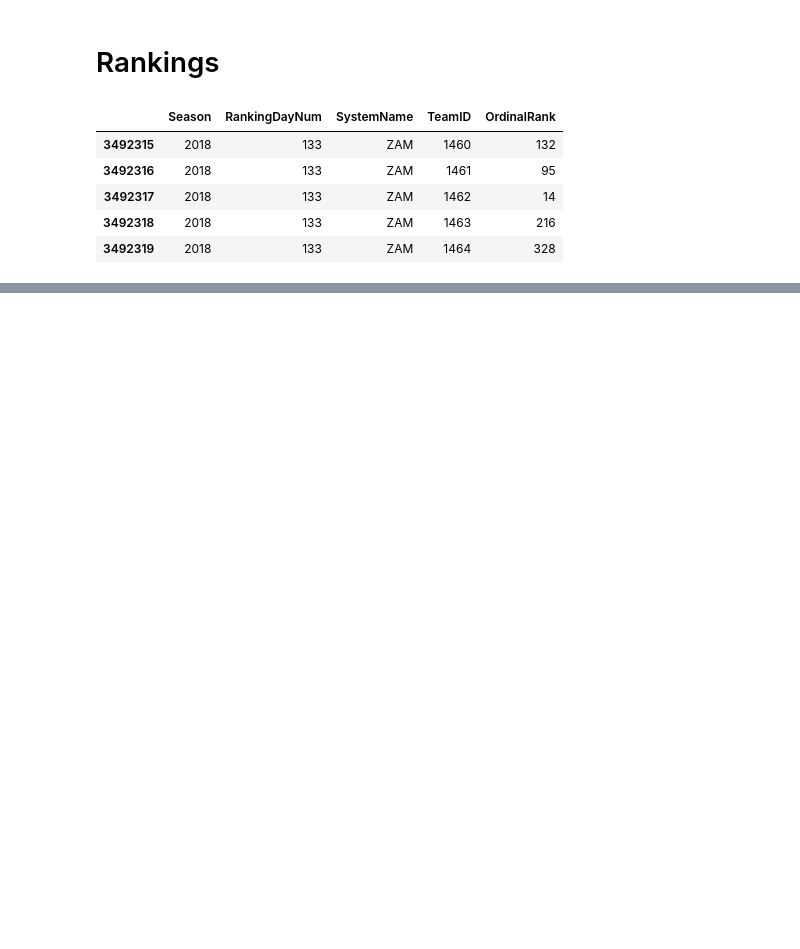
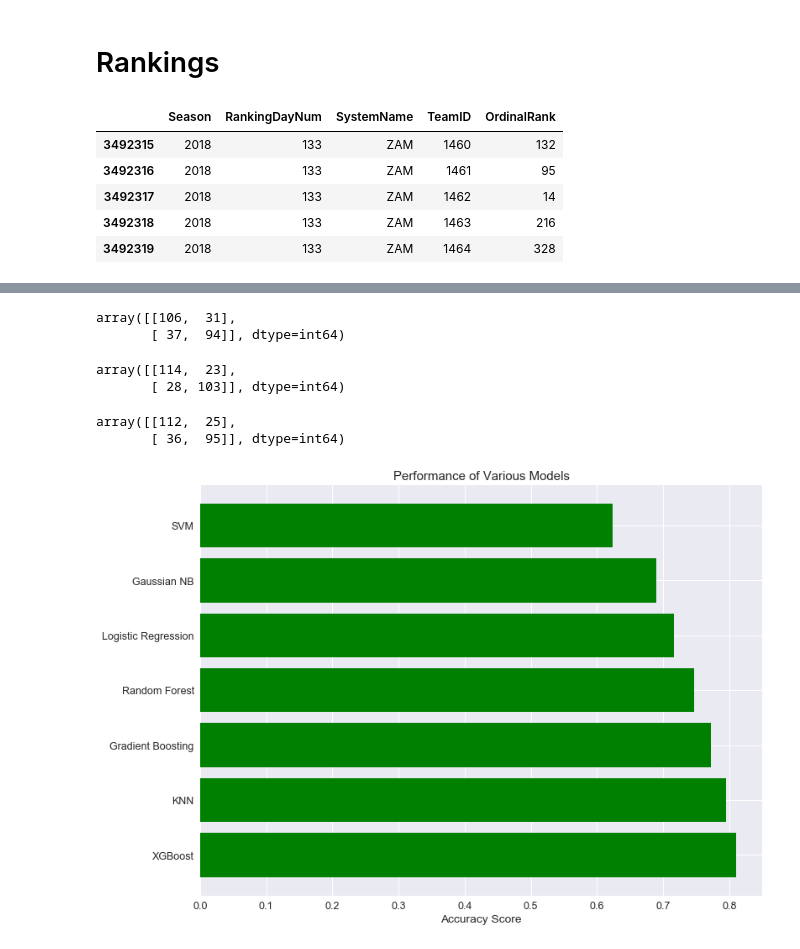
Before and after one commit to cdbale/Final_Project, a Jupyter notebook: Final Project.ipynb, the cells around one changed output, grey strips where cells are left out. Saved outputs shown, nothing was run; the diff lists cells and outputs as text; code cells hidden in the pictures; blank space fills up the shorter version.

```diff
--- a/Final Project.ipynb
+++ b/Final Project.ipynb
@@ -790,0 +881,6 @@ https://www.kaggle.com/mbkinaci/tidying-data-xgboost-feature-importance/notebook
+# %%
+#Creating train and test data
+X_train = X[:713]
+y_train = y[:713]
+X_test = X[713:]
+y_test = y[713:]
@@ -790,0 +920,16 @@ https://www.kaggle.com/mbkinaci/tidying-data-xgboost-feature-importance/notebook
+# %%
+svm_pred = model_svm.predict(X_test)
+gnb_pred = model_gnb.predict(X_test)
+lrc_pred = model_lrc.predict(X_test)
+knn_pred = model_knn.predict(X_test)
+rfc_pred = model_rfc.predict(X_test)
+xgb_pred = model_xgb.predict(X_test)
+gsc_pred = model_gsc.predict(X_test)
+# %%
+svm_preds = pd.DataFrame(svm_pred)
+gnb_preds = pd.DataFrame(gnb_pred)
+lrc_preds = pd.DataFrame(lrc_pred)
+knn_preds = pd.DataFrame(knn_pred)
+rfc_preds = pd.DataFrame(rfc_pred)
+xgb_preds = pd.DataFrame(xgb_pred)
+gsc_preds = pd.DataFrame(gsc_pred)
@@ -790,0 +972,25 @@ https://www.kaggle.com/mbkinaci/tidying-data-xgboost-feature-importance/notebook
+# %%
+confusion_matrix(y_test, rfc_preds)
+# %% [output]
+array([[106,  31],
+       [ 37,  94]], dtype=int64)
+# %%
+confusion_matrix(y_test, xgb_preds)
+# %% [output]
+array([[114,  23],
+       [ 28, 103]], dtype=int64)
+# %%
+confusion_matrix(y_test, gsc_preds)
+# %% [output]
+array([[112,  25],
+       [ 36,  95]], dtype=int64)
+# %%
+models = ['SVM', 'Gaussian NB', 'Logistic Regression', 'Random Forest', 'Gradient Boosting', 'KNN', 'XGBoost']
+svm_acc = accuracy_score(y_test, svm_preds)
+nb_acc = accuracy_score(y_test, gnb_preds)
+log_acc = accuracy_score(y_test, lrc_preds)
+knn_acc = accuracy_score(y_test, knn_preds)
+rf_acc = accuracy_score(y_test, rfc_preds)
+xgb_acc = accuracy_score(y_test, xgb_preds)
+gb_acc = accuracy_score(y_test, gsc_preds)
+acc_scores = [svm_acc, nb_acc, log_acc, rf_acc, gb_acc, knn_acc, xgb_acc]
@@ -790,0 +999,13 @@ https://www.kaggle.com/mbkinaci/tidying-data-xgboost-feature-importance/notebook
+# %%
+f, ax = plt.subplots(figsize=(12, 9))
+
+ax.barh(models, acc_scores, align='center',
+        color='green')
+ax.set_yticklabels(models)
+ax.invert_yaxis()  # labels read top-to-bottom
+ax.set_xlabel('Accuracy Score')
+ax.set_title('Performance of Various Models')
+
+plt.show()
+# %% [output]
+[figure, added]
```
Also changed, not shown: parts of 36 cells of this notebook.
